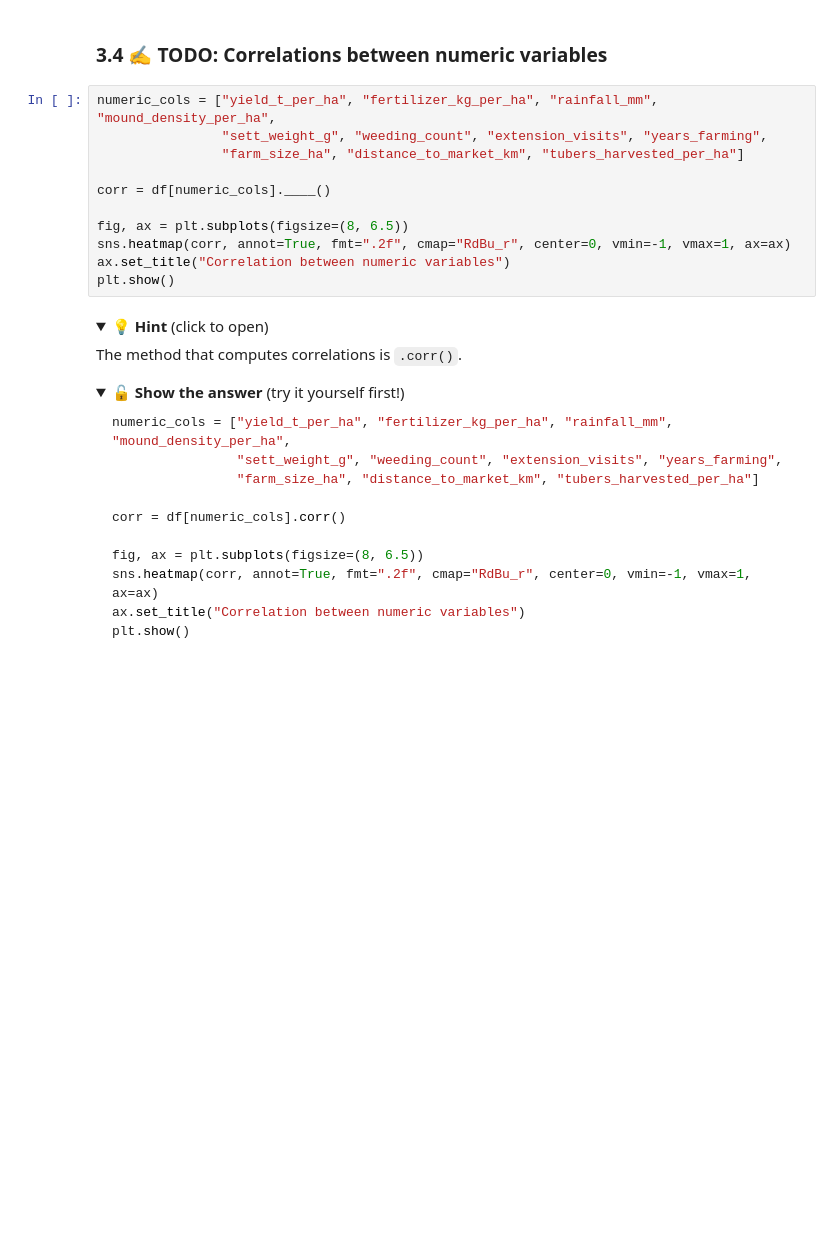
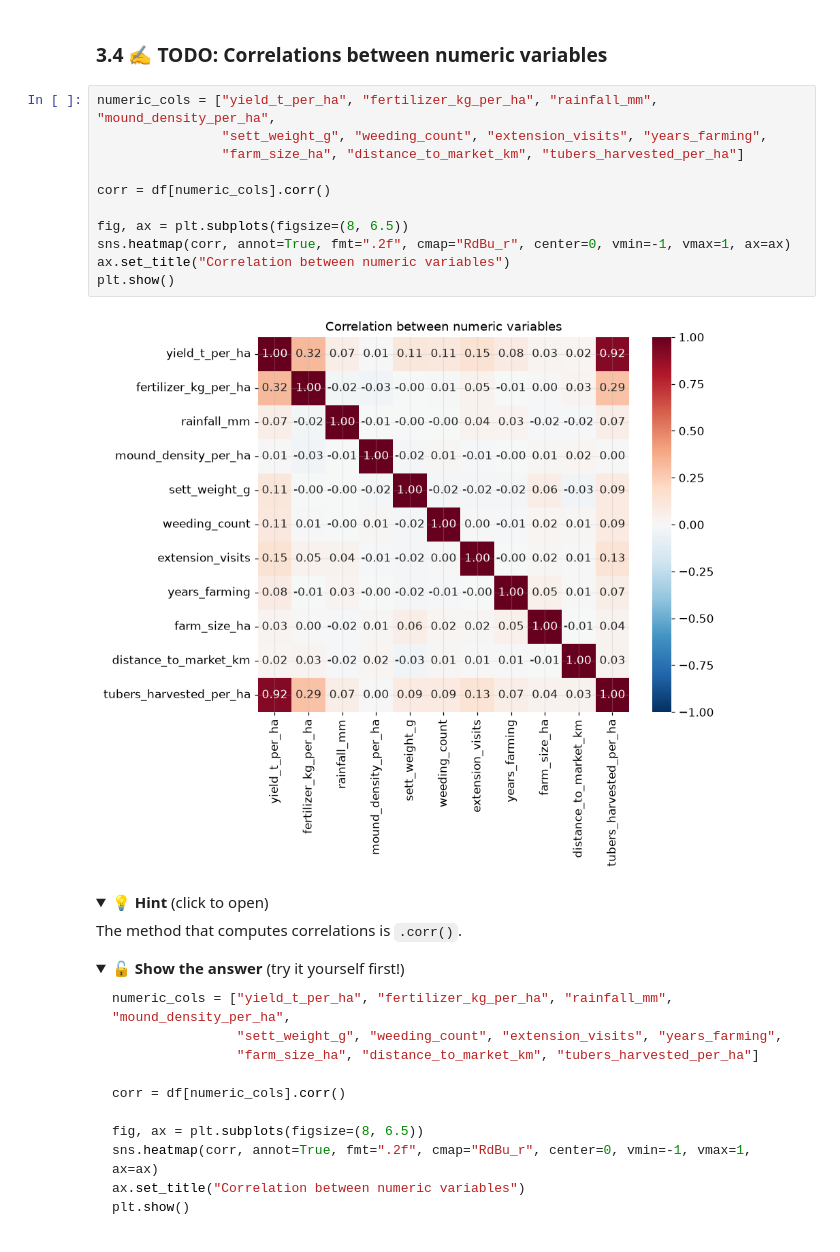
Before and after one commit to YommYuk/nsuk-ds-group-04, a Jupyter notebook: notebooks/group_project.ipynb, the cells around one changed output. Saved outputs shown, nothing was run; the diff lists cells and outputs as text; folded sections open; blank space fills up the shorter version.

```diff
--- a/notebooks/group_project.ipynb
+++ b/notebooks/group_project.ipynb
@@ -982,14 +1025,16 @@ plt.show()
 # %%
 numeric_cols = ["yield_t_per_ha", "fertilizer_kg_per_ha", "rainfall_mm", "mound_density_per_ha",
                 "sett_weight_g", "weeding_count", "extension_visits", "years_farming",
                 "farm_size_ha", "distance_to_market_km", "tubers_harvested_per_ha"]
 
-corr = df[numeric_cols].____()
+corr = df[numeric_cols].corr()
 
 fig, ax = plt.subplots(figsize=(8, 6.5))
 sns.heatmap(corr, annot=True, fmt=".2f", cmap="RdBu_r", center=0, vmin=-1, vmax=1, ax=ax)
 ax.set_title("Correlation between numeric variables")
 plt.show()
+# %% [output]
+[figure, added]
 # %% [markdown]
 <details><summary>💡 <b>Hint</b> (click to open)</summary>
 
```
Also changed, not shown: parts of 17 cells of this notebook.
